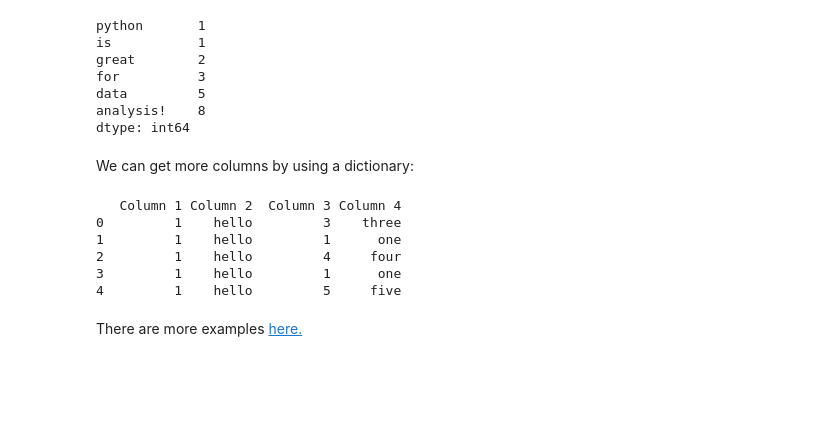
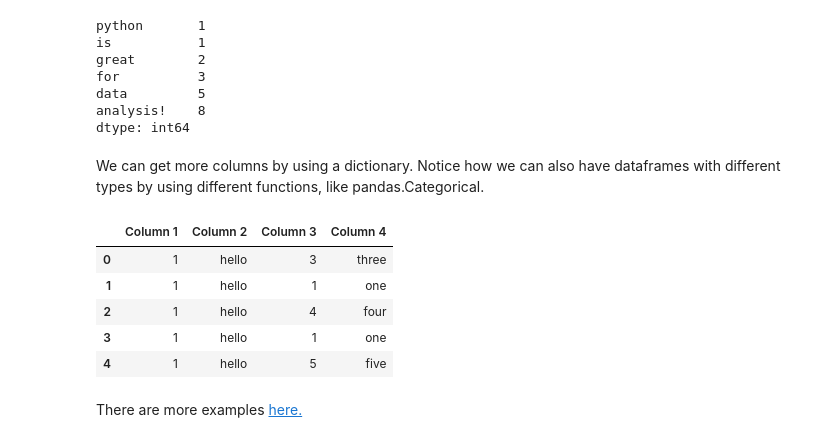
Before and after one commit to rtreharne/HiPy-Mathematics, a Jupyter notebook: Python for Mathematics - Data Analysis for Finance using Pandas.ipynb, the cells around one changed output. Drawn from its saved outputs; the diff is of its cells as text; code cells hidden in the pictures; blank space fills up the shorter version.

```diff
--- a/Python for Mathematics - Data Analysis for Finance using Pandas.ipynb
+++ b/Python for Mathematics - Data Analysis for Finance using Pandas.ipynb
@@ -33,17 +35,17 @@ data         5
 analysis!    8
 dtype: int64
 # %% [markdown]
-We can get more columns by using a dictionary:
+We can get more columns by using a dictionary. Notice how we can also have dataframes with different types by using different functions, like pandas.Categorical.
 # %%
 bigTable = pandas.DataFrame({'Column 1':1, 'Column 2': 'hello', 'Column 3': pandas.Series([3,1,4,1,5]), 'Column 4':pandas.Categorical(['three', 'one','four','one','five'])})
 
-print(bigTable)
+bigTable
 # %% [output]
-   Column 1 Column 2  Column 3 Column 4
-0         1    hello         3    three
-1         1    hello         1      one
-2         1    hello         4     four
-3         1    hello         1      one
-4         1    hello         5     five
+|  | Column 1 | Column 2 | Column 3 | Column 4 |
+| 0 | 1 | hello | 3 | three |
+| 1 | 1 | hello | 1 | one |
+| 2 | 1 | hello | 4 | four |
+| 3 | 1 | hello | 1 | one |
+| 4 | 1 | hello | 5 | five |
 # %% [markdown]
 There are more examples [here.](http://pandas.pydata.org/pandas-docs/stable/dsintro.html)
```
Also changed, not shown: parts of 23 cells of this notebook.
